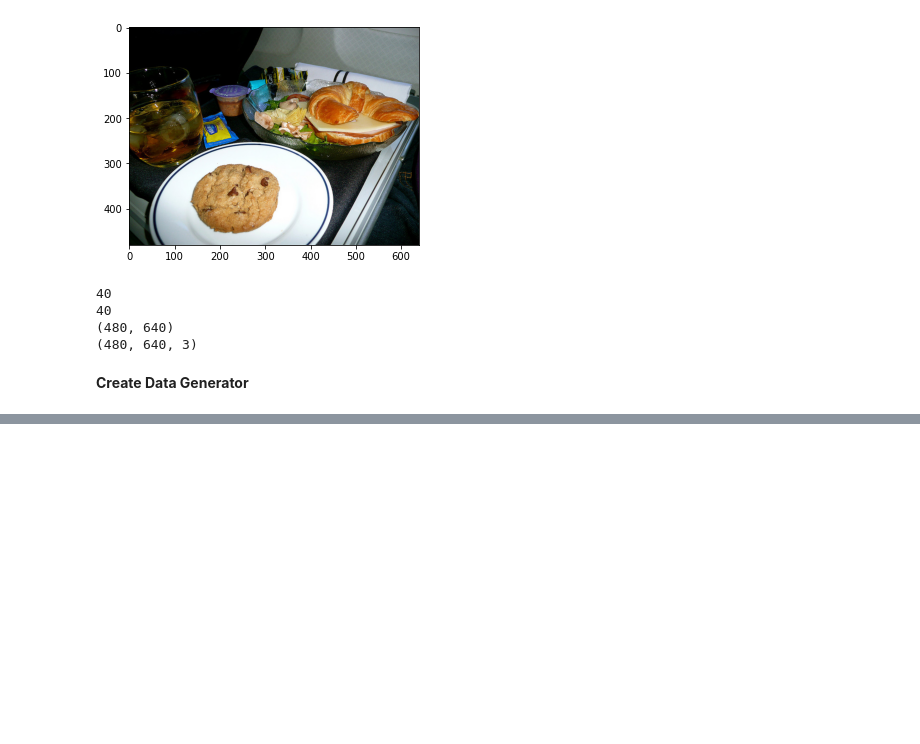
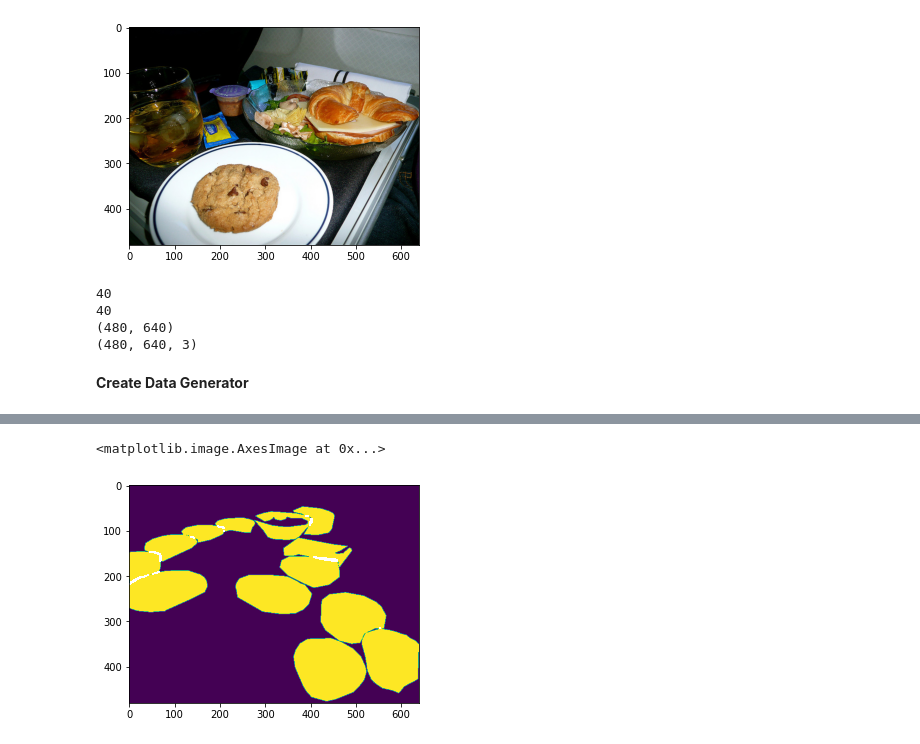
Before and after one commit to truc-h-nguyen/Toddler-activity-suggestions, a Jupyter notebook: COCO_train.ipynb, the cells around one changed output, grey strips where cells are left out. Cells and saved outputs as stored; diff of their text form; code cells hidden in the pictures; blank space fills up the shorter version.

```diff
--- a/COCO_train.ipynb
+++ b/COCO_train.ipynb
@@ -240,0 +214,5 @@ plt.imshow(train_generator.my_mask_array[0])
+# %%
+plt.imshow(train_generator.my_mask_array[3])
+# %% [output]
+<matplotlib.image.AxesImage at 0x...>
+[figure, added]
```
Also changed, not shown: parts of 6 cells of this notebook.
